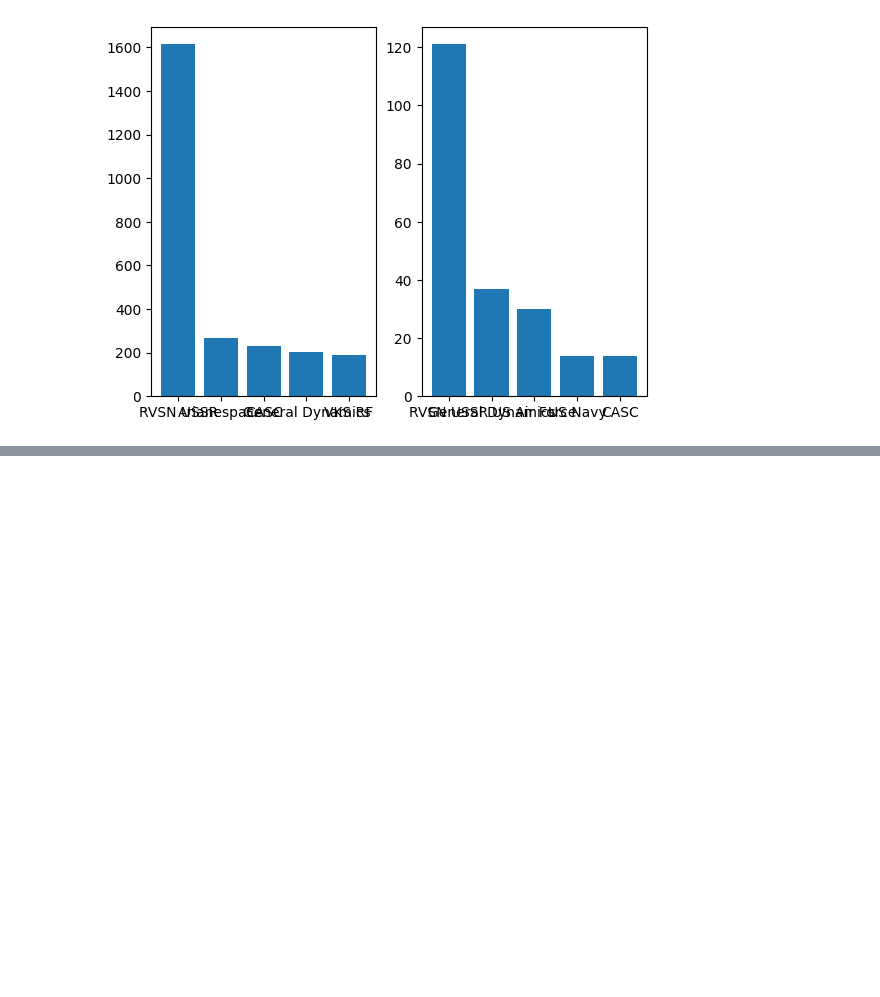
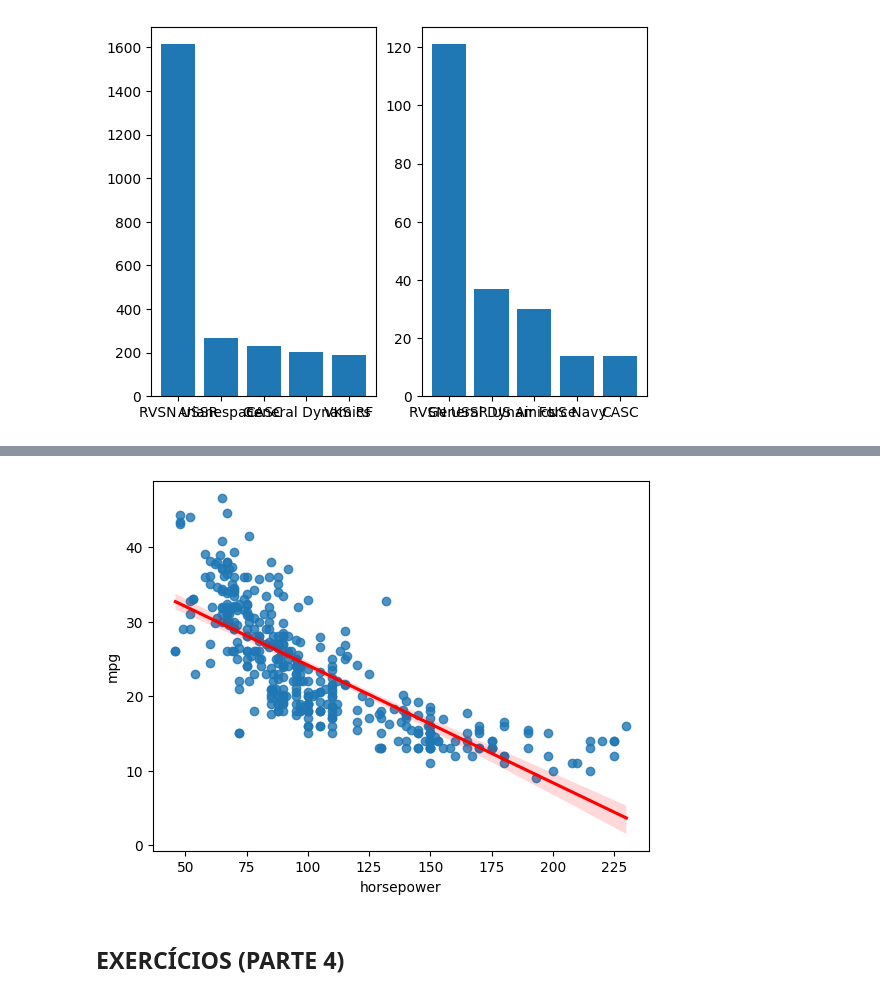
Before and after one commit to lara-ms/Aula-C11, a Jupyter notebook: Cap6_Exercicios.ipynb, the cells around one changed output, grey strips where cells are left out. Cells and saved outputs as stored; diff of their text form; code cells hidden in the pictures; blank space fills up the shorter version.

```diff
--- a/Cap6_Exercicios.ipynb
+++ b/Cap6_Exercicios.ipynb
@@ -225,0 +300,16 @@ plt.show()
+# %%
+ds_mpg = sns.load_dataset('mpg')
+# display(ds_mpg)
+# %%
+sns.regplot(
+    data = ds_mpg,
+    x = 'horsepower',
+    y = 'mpg',
+    line_kws = {'color': 'red'}
+    )
+
+plt.show()
+# %% [output]
+[figure, added]
+# %% [markdown]
+## EXERCÍCIOS (PARTE 4)
```
Also changed, not shown: parts of 21 cells of this notebook.
